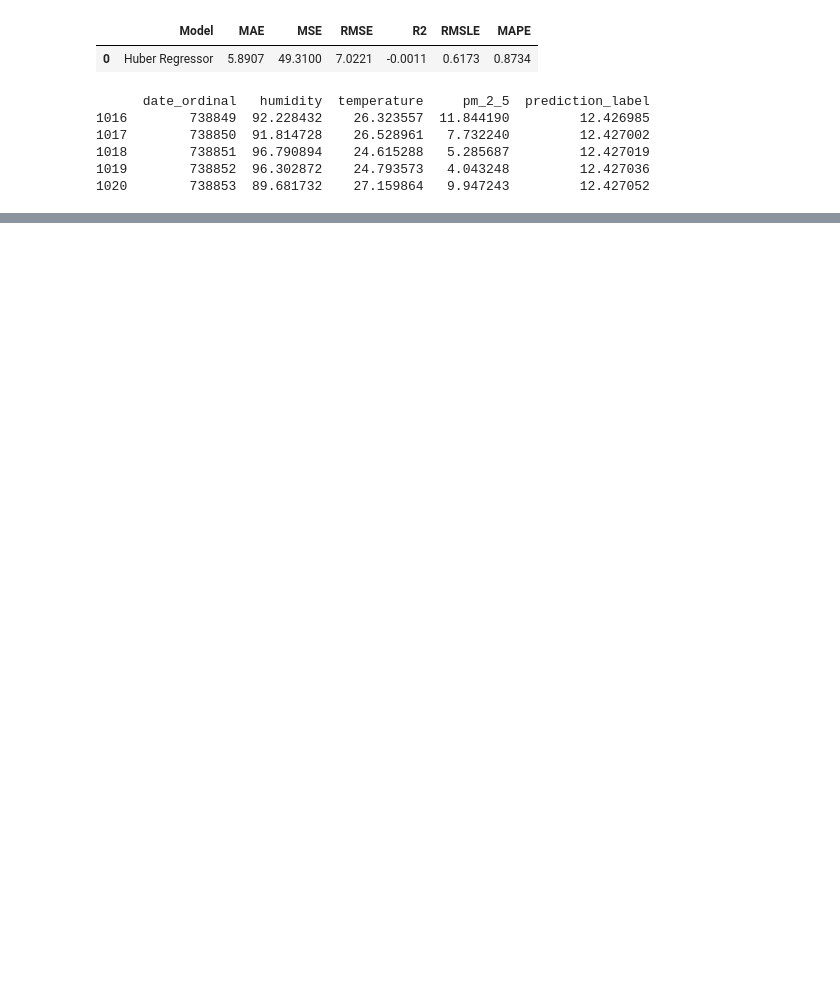
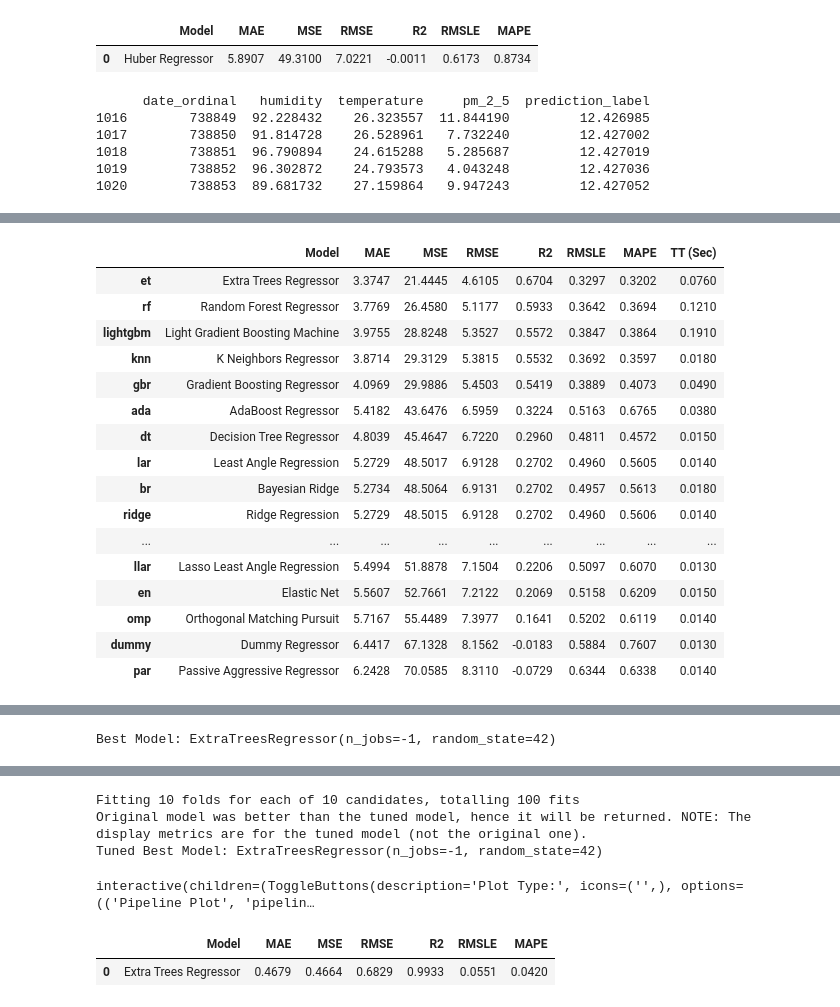
Before and after one commit to IntelligenceSupphawit/pm2.5-Forecast-Dashboard, a Jupyter notebook: model_AeroSURE/model_unknow.ipynb, the cells around one changed output, grey strips where cells are left out. Saved outputs shown, nothing was run; the diff lists cells and outputs as text; code cells hidden in the pictures; blank space fills up the shorter version.

```diff
--- a/model_AeroSURE/model_unknow.ipynb
+++ b/model_AeroSURE/model_unknow.ipynb
@@ -172,0 +446,54 @@ KeyError: 'Label'
+# %%
+import pandas as pd
+from pycaret.regression import *
+
+# 1) อ่านข้อมูล
+df = pd.read_csv(r'C:\Users\snpdp\pm2.5-Forecast-Dashboard\Data_csv\merge_data\unknow-m_1d.csv')
+
+# (ทางเลือก) หากคอลัมน์ date เป็น datetime ให้แปลงก่อน
+df['date'] = pd.to_datetime(df['date'])
+
+# (ทางเลือก) อาจแยก date เป็น feature อื่น เช่น วัน เดือน ปี
+df['year'] = df['date'].dt.year
+
+# (หากไม่ต้องการคอลัมน์ date จริง ๆ แล้วใช้ drop() ออก หรือเก็บไว้ถ้ามีประโยชน์)
+df.drop(columns=['pm_10'], inplace=True)
+
+# 2) ตั้งค่าการทำงานของ PyCaret (Regression)
+#    ระบุ target='pm_2_5', session_id (สุ่มหรือระบุเพื่อให้ได้ผลเท่าเดิมทุกครั้ง)
+exp = setup(
+    data=df,
+    target='pm_2_5',
+    train_size=0.8,
+    session_id=42,       # เพื่อควบคุม random state ให้ reproducible
+    normalize=True,      # (เลือกได้ตามต้องการ)
+    ignore_features=None # หากต้องการ exclude คอลัมน์บางตัว
+)
+
+# 3) เปรียบเทียบโมเดลหลายๆ แบบ (เช่น Linear, RandomForest, XGBoost ฯลฯ)
+best_model = compare_models()
+print("Best Model:", best_model)
+
+# 4) ปรับแต่ง (tune) โมเดลที่ดีที่สุด
+tuned_best = tune_model(best_model, optimize='MAE')
+print("Tuned Best Model:", tuned_best)
+
+# 5) ประเมินโมเดลที่ผ่านการ tune แล้ว (สร้าง report เบื้องต้น)
+evaluate_model(tuned_best)
+
+# 6) สร้างโมเดลตัวสุดท้าย (finalize) เพื่อนำไปใช้งานจริง
+final_model = finalize_model(tuned_best)
+
+# 7) ทดสอบพยากรณ์บนชุดทดสอบ (หรือข้อมูลใหม่)
+#    PyCaret จะแยกชุดทดสอบให้จากขั้นตอน setup() อยู่แล้ว
+#    หากต้องการดู performance บน hold-out set ที่ PyCaret มีให้
+pred_holdout = predict_model(final_model)
+print("\nผลการพยากรณ์บนชุด hold-out (ตัวอย่าง 5 แถวแรก):")
+print(pred_holdout.head())
+
+# 8) หากมีข้อมูลใหม่ (new_data) ที่ไม่มีคอลัมน์ pm_2_5
+#    ก็ใช้ predict_model เพื่อทำนายได้เลย
+# new_data = pd.read_csv('new_data.csv')
+# predictions_new = predict_model(final_model, data=new_data)
+# print(predictions_new.head())
+# %% [output]
@@ -172,0 +518,17 @@ KeyError: 'Label'
+|  | Model | MAE | MSE | RMSE | R2 | RMSLE | MAPE | TT (Sec) |
+| et | Extra Trees Regressor | 3.3747 | 21.4445 | 4.6105 | 0.6704 | 0.3297 | 0.3202 | 0.0760 |
+| rf | Random Forest Regressor | 3.7769 | 26.4580 | 5.1177 | 0.5933 | 0.3642 | 0.3694 | 0.1210 |
+| lightgbm | Light Gradient Boosting Machine | 3.9755 | 28.8248 | 5.3527 | 0.5572 | 0.3847 | 0.3864 | 0.1910 |
+| knn | K Neighbors Regressor | 3.8714 | 29.3129 | 5.3815 | 0.5532 | 0.3692 | 0.3597 | 0.0180 |
+| gbr | Gradient Boosting Regressor | 4.0969 | 29.9886 | 5.4503 | 0.5419 | 0.3889 | 0.4073 | 0.0490 |
+| ada | AdaBoost Regressor | 5.4182 | 43.6476 | 6.5959 | 0.3224 | 0.5163 | 0.6765 | 0.0380 |
+| dt | Decision Tree Regressor | 4.8039 | 45.4647 | 6.7220 | 0.2960 | 0.4811 | 0.4572 | 0.0150 |
+| lar | Least Angle Regression | 5.2729 | 48.5017 | 6.9128 | 0.2702 | 0.4960 | 0.5605 | 0.0140 |
+| br | Bayesian Ridge | 5.2734 | 48.5064 | 6.9131 | 0.2702 | 0.4957 | 0.5613 | 0.0180 |
+| ridge | Ridge Regression | 5.2729 | 48.5015 | 6.9128 | 0.2702 | 0.4960 | 0.5606 | 0.0140 |
+| ... | ... | ... | ... | ... | ... | ... | ... | ... |
+| llar | Lasso Least Angle Regression | 5.4994 | 51.8878 | 7.1504 | 0.2206 | 0.5097 | 0.6070 | 0.0130 |
+| en | Elastic Net | 5.5607 | 52.7661 | 7.2122 | 0.2069 | 0.5158 | 0.6209 | 0.0150 |
+| omp | Orthogonal Matching Pursuit | 5.7167 | 55.4489 | 7.3977 | 0.1641 | 0.5202 | 0.6119 | 0.0140 |
+| dummy | Dummy Regressor | 6.4417 | 67.1328 | 8.1562 | -0.0183 | 0.5884 | 0.7607 | 0.0130 |
+| par | Passive Aggressive Regressor | 6.2428 | 70.0585 | 8.3110 | -0.0729 | 0.6344 | 0.6338 | 0.0140 |
@@ -172,0 +536 @@ KeyError: 'Label'
+Best Model: ExtraTreesRegressor(n_jobs=-1, random_state=42)
@@ -172,0 +553,6 @@ KeyError: 'Label'
+Fitting 10 folds for each of 10 candidates, totalling 100 fits
+Original model was better than the tuned model, hence it will be returned. NOTE: The display metrics are for the tuned model (not the original one).
+Tuned Best Model: ExtraTreesRegressor(n_jobs=-1, random_state=42)
+interactive(children=(ToggleButtons(description='Plot Type:', icons=('',), options=(('Pipeline Plot', 'pipelin…
+|  | Model | MAE | MSE | RMSE | R2 | RMSLE | MAPE |
+| 0 | Extra Trees Regressor | 0.4679 | 0.4664 | 0.6829 | 0.9933 | 0.0551 | 0.0420 |
```
Also changed, not shown: parts of 8 cells of this notebook, 7 other files.
